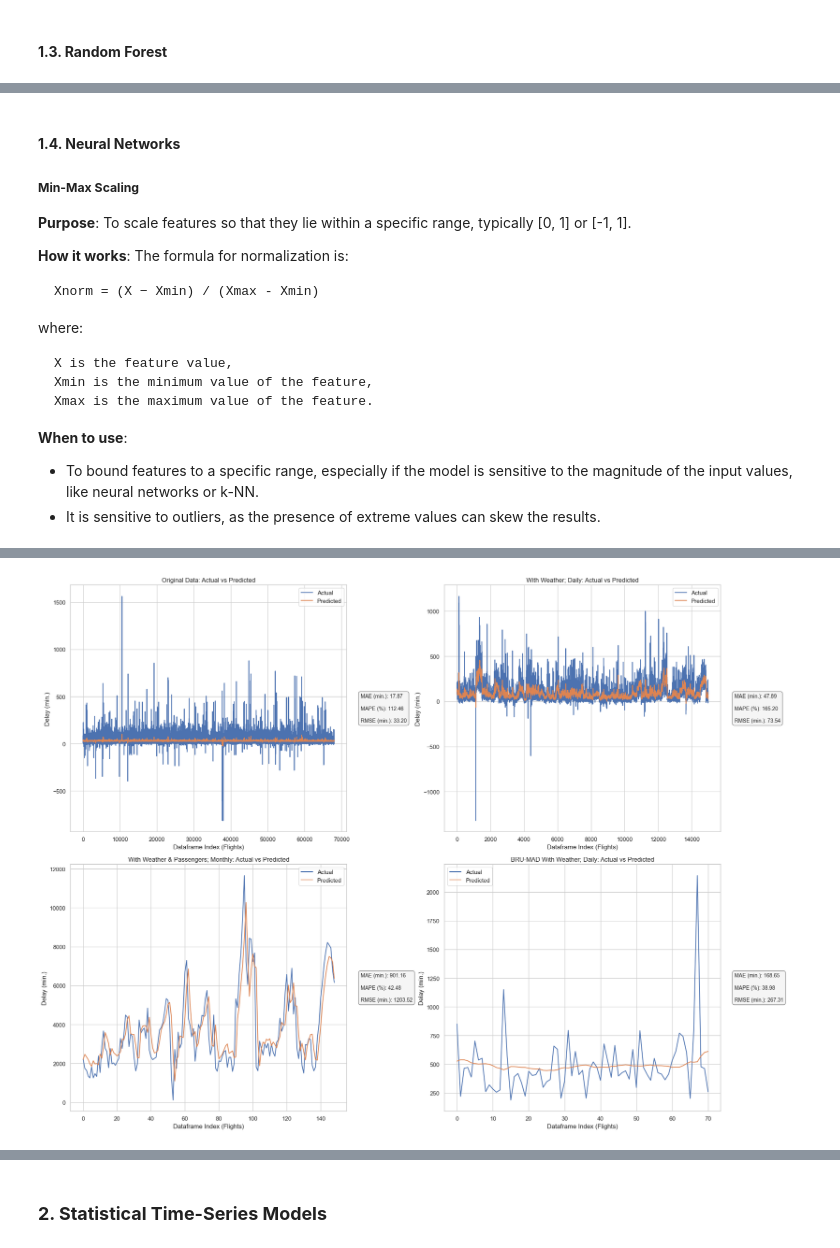
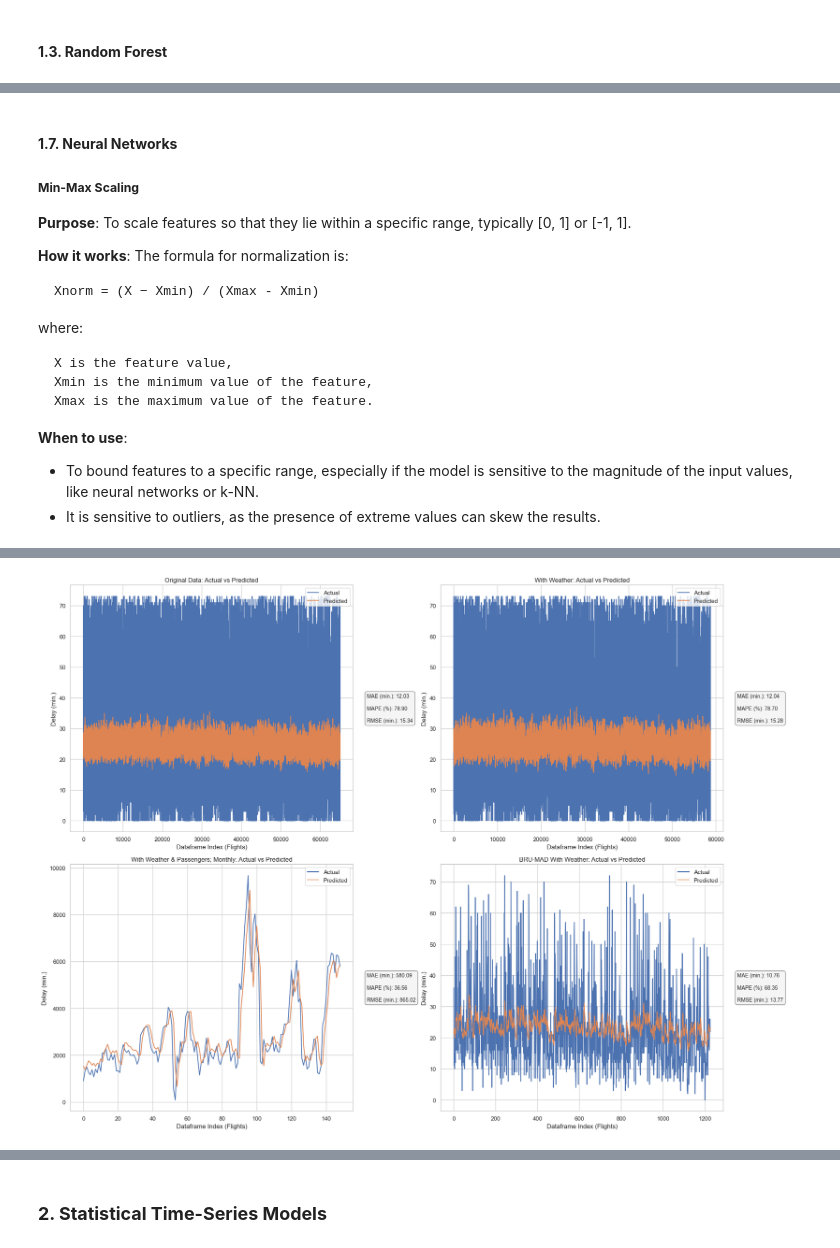
Before and after one commit to DT-Service-Consulting/avstats, a Jupyter notebook: avstats/AvStats_ML.ipynb, the cells around one changed output, grey strips where cells are left out. Saved outputs shown, nothing was run; the diff lists cells and outputs as text; code cells hidden in the pictures.

```diff
--- a/avstats/AvStats_ML.ipynb
+++ b/avstats/AvStats_ML.ipynb
@@ -73,7 +73,7 @@ df_vif_passengers = pd.read_csv(os.path.join("..", r"data\data_for_machine_learn
 df_vif_BRU_MAD = pd.read_csv(os.path.join("..", r"data\data_for_machine_learning", "df_vif_BRU_MAD.csv"))
 
 # Load the DataFrames for NN
-df_original = pd.read_csv(os.path.join("..", r"data\data_for_nn", "df_original.csv"))
+df_original_commercial = pd.read_csv(os.path.join("..", r"data\data_for_nn", "df_original.csv"))
 df_weather = pd.read_csv(os.path.join("..", r"data\data_for_nn", "df_weather.csv"))
 df_BRU_MAD = pd.read_csv(os.path.join("..", r"data\data_for_nn", "df_BRU_MAD.csv"))
 df_passengers = pd.read_csv(os.path.join("..", r"data\data_for_nn", "df_passengers.csv"))
@@ -202,5 +258,5 @@ random_forest_summary
 # %% [markdown]
-#### **1.4. Neural Networks**
+#### **1.7. Neural Networks**
 
 ##### **Min-Max Scaling**
 **Purpose**: To scale features so that they lie within a specific range, typically [0, 1] or [-1, 1].
@@ -222,12 +278,12 @@ where:
 evaluation_results = []
 
 dataframes = [
-    (df_original, 'dep_delay'),
+    (df_original_commercial, 'dep_delay'),
     (df_weather, 'dep_delay'),
-    (df_vif_passengers, 'total_dep_delay'),
+    (df_passengers, 'total_dep_delay'),
     (df_BRU_MAD, 'dep_delay')
 ]
-titles = ["Original Data", "With Weather; Daily", "With Weather & Passengers; Monthly", "BRU-MAD With Weather; Daily"]
+titles = ["Original Data", "With Weather", "With Weather & Passengers; Monthly", "BRU-MAD With Weather"]
 
 fig, axes = plt.subplots(2, 2, figsize=(20, 15))
 axes = axes.flatten()
@@ -261,4 +317,4 @@ WARNING:tensorflow:5 out of the last 475 calls to <function TensorFlowTrainer.ma
-[figure, old version]
+[figure, new version]
 # %%
 evaluation_results
 # %% [output]
```
Also changed, not shown: parts of 19 cells of this notebook, 4 other files.
